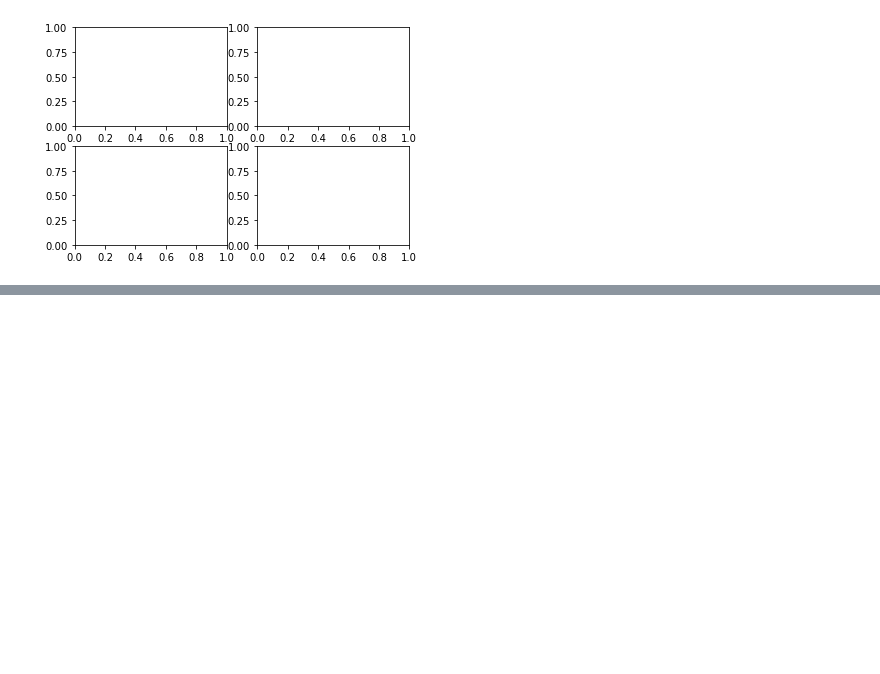
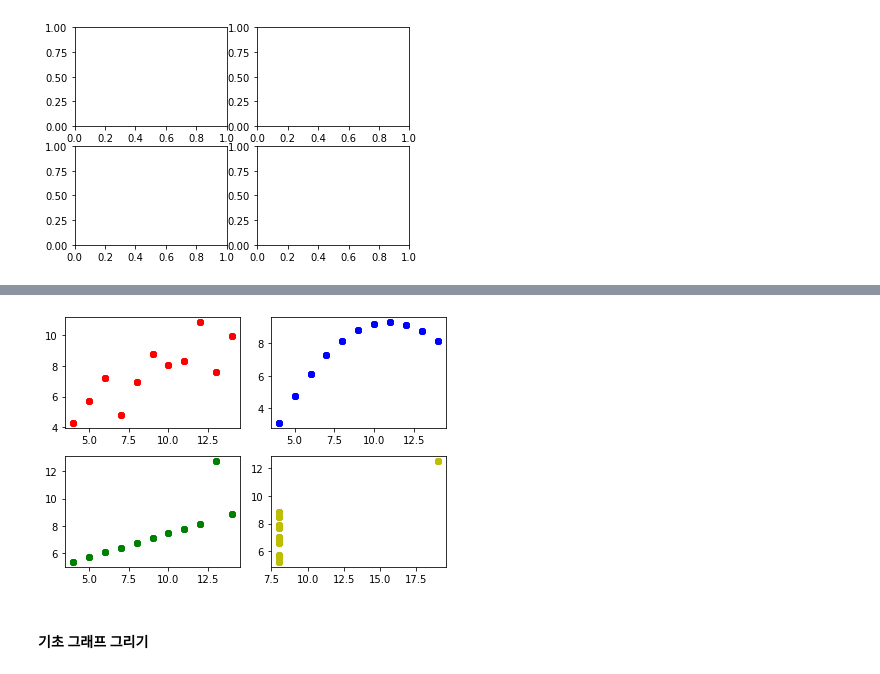
Before and after one commit to hk918216/Pandas, a Jupyter notebook: 03_그래프 그리기.ipynb, the cells around one changed output, grey strips where cells are left out. Saved outputs shown, nothing was run; the diff lists cells and outputs as text; code cells hidden in the pictures; blank space fills up the shorter version.

```diff
--- a/03_그래프 그리기.ipynb
+++ b/03_그래프 그리기.ipynb
@@ -78,0 +84,8 @@ fig
+# %%
+# 레이아웃 최적화
+fig.tight_layout()
+fig
+# %% [output]
+[figure, added]
+# %% [markdown]
+#### 기초 그래프 그리기
```
Also changed, not shown: parts of 47 cells of this notebook, 1 other file.
